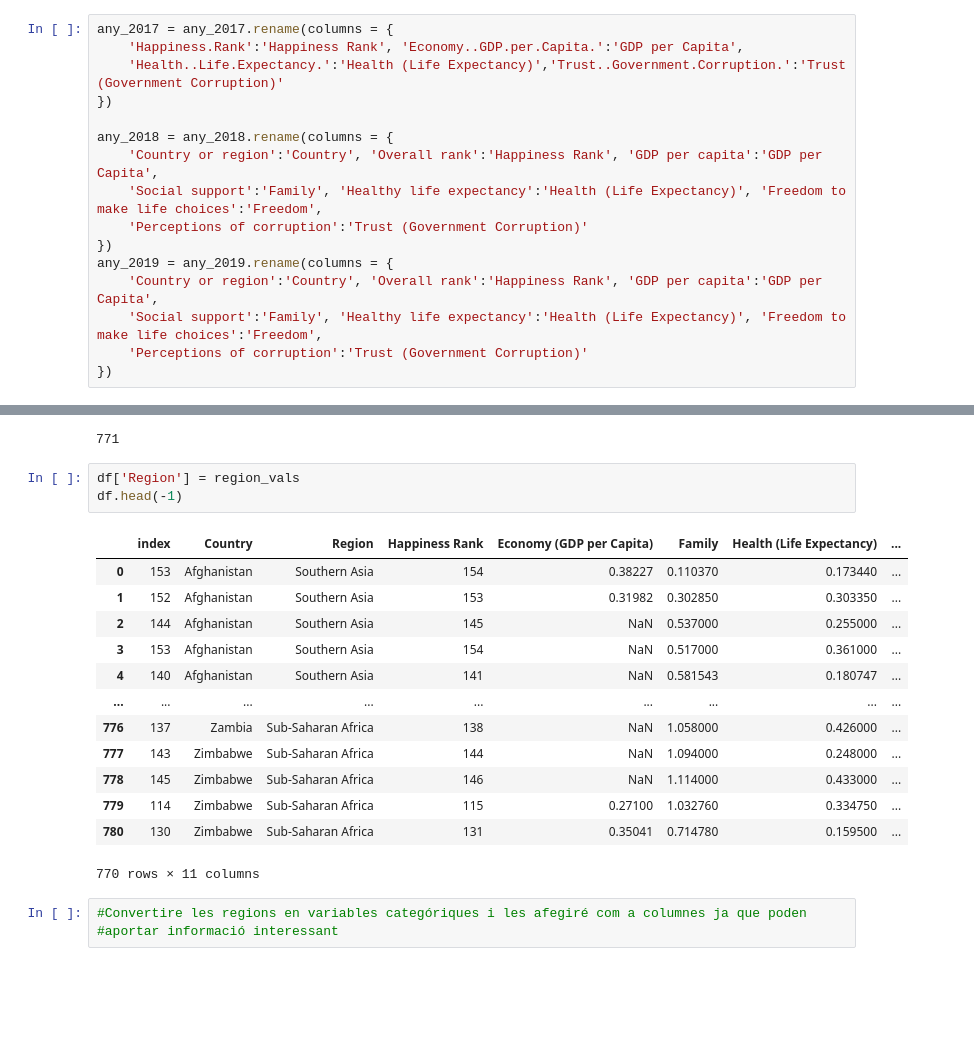
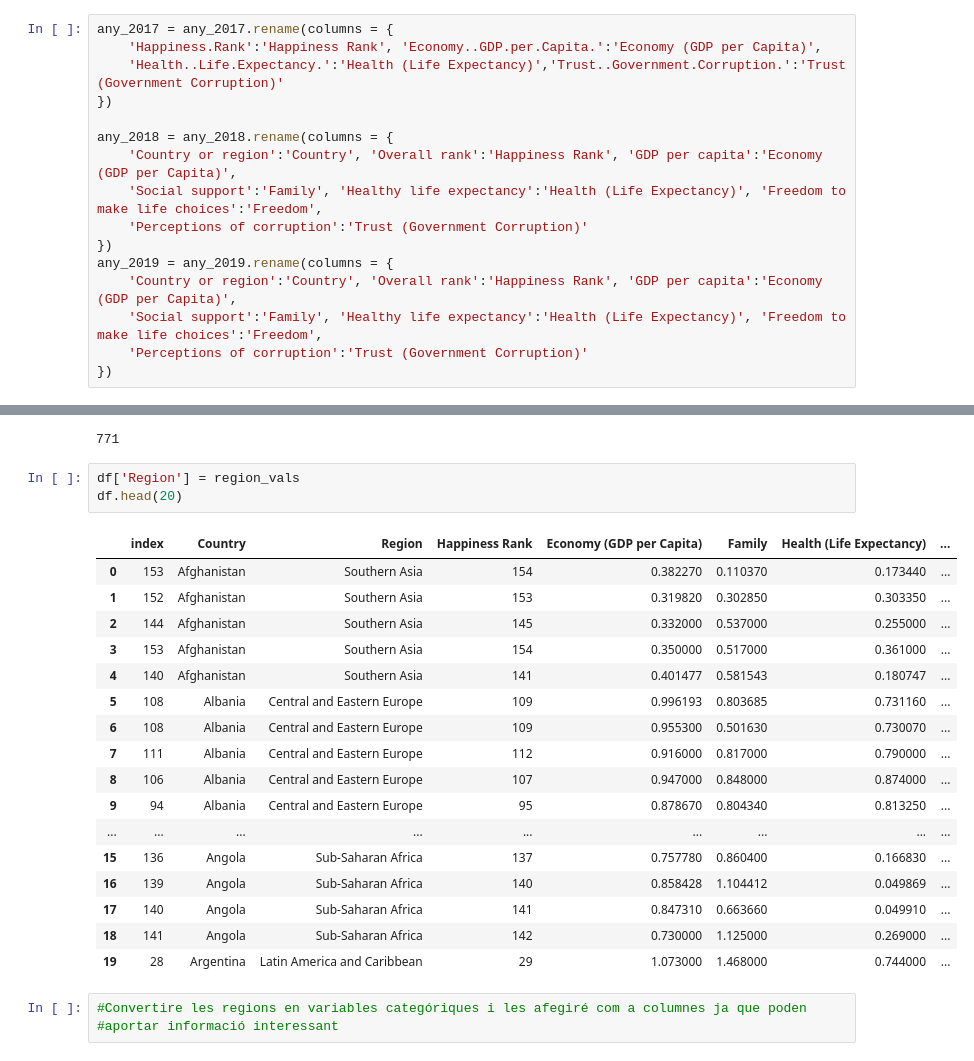
Before and after one commit to noajaneroliver/CasKaggle, a Jupyter notebook: WorldHapinessReport.ipynb, the cells around one changed output, grey strips where cells are left out. Cells and saved outputs as stored; diff of their text form; blank space fills up the shorter version.

```diff
--- a/WorldHapinessReport.ipynb
+++ b/WorldHapinessReport.ipynb
@@ -12,17 +17,17 @@ any_2018 = pd.read_csv("2018.csv")
 any_2019 = pd.read_csv("2019.csv")
 # %%
 any_2017 = any_2017.rename(columns = {
-    'Happiness.Rank':'Happiness Rank', 'Economy..GDP.per.Capita.':'GDP per Capita',
+    'Happiness.Rank':'Happiness Rank', 'Economy..GDP.per.Capita.':'Economy (GDP per Capita)',
     'Health..Life.Expectancy.':'Health (Life Expectancy)','Trust..Government.Corruption.':'Trust (Government Corruption)'
 })
 
 any_2018 = any_2018.rename(columns = {
-    'Country or region':'Country', 'Overall rank':'Happiness Rank', 'GDP per capita':'GDP per Capita',
+    'Country or region':'Country', 'Overall rank':'Happiness Rank', 'GDP per capita':'Economy (GDP per Capita)',
     'Social support':'Family', 'Healthy life expectancy':'Health (Life Expectancy)', 'Freedom to make life choices':'Freedom',
     'Perceptions of corruption':'Trust (Government Corruption)'
 })
 any_2019 = any_2019.rename(columns = {
-    'Country or region':'Country', 'Overall rank':'Happiness Rank', 'GDP per capita':'GDP per Capita',
+    'Country or region':'Country', 'Overall rank':'Happiness Rank', 'GDP per capita':'Economy (GDP per Capita)',
     'Social support':'Family', 'Healthy life expectancy':'Health (Life Expectancy)', 'Freedom to make life choices':'Freedom',
     'Perceptions of corruption':'Trust (Government Corruption)'
 })
@@ -99,21 +125,25 @@ len(region_vals)
 771
 # %%
 df['Region'] = region_vals
-df.head(-1)
+df.head(20)
 # %% [output]
 |  | index | Country | Region | Happiness Rank | Economy (GDP per Capita) | Family | Health (Life Expectancy) | ... |
-| 0 | 153 | Afghanistan | Southern Asia | 154 | 0.38227 | 0.110370 | 0.173440 | ... |
-| 1 | 152 | Afghanistan | Southern Asia | 153 | 0.31982 | 0.302850 | 0.303350 | ... |
-| 2 | 144 | Afghanistan | Southern Asia | 145 | NaN | 0.537000 | 0.255000 | ... |
-| 3 | 153 | Afghanistan | Southern Asia | 154 | NaN | 0.517000 | 0.361000 | ... |
-| 4 | 140 | Afghanistan | Southern Asia | 141 | NaN | 0.581543 | 0.180747 | ... |
+| 0 | 153 | Afghanistan | Southern Asia | 154 | 0.382270 | 0.110370 | 0.173440 | ... |
+| 1 | 152 | Afghanistan | Southern Asia | 153 | 0.319820 | 0.302850 | 0.303350 | ... |
+| 2 | 144 | Afghanistan | Southern Asia | 145 | 0.332000 | 0.537000 | 0.255000 | ... |
+| 3 | 153 | Afghanistan | Southern Asia | 154 | 0.350000 | 0.517000 | 0.361000 | ... |
+| 4 | 140 | Afghanistan | Southern Asia | 141 | 0.401477 | 0.581543 | 0.180747 | ... |
+| 5 | 108 | Albania | Central and Eastern Europe | 109 | 0.996193 | 0.803685 | 0.731160 | ... |
+| 6 | 108 | Albania | Central and Eastern Europe | 109 | 0.955300 | 0.501630 | 0.730070 | ... |
+| 7 | 111 | Albania | Central and Eastern Europe | 112 | 0.916000 | 0.817000 | 0.790000 | ... |
+| 8 | 106 | Albania | Central and Eastern Europe | 107 | 0.947000 | 0.848000 | 0.874000 | ... |
+| 9 | 94 | Albania | Central and Eastern Europe | 95 | 0.878670 | 0.804340 | 0.813250 | ... |
 | ... | ... | ... | ... | ... | ... | ... | ... | ... |
-| 776 | 137 | Zambia | Sub-Saharan Africa | 138 | NaN | 1.058000 | 0.426000 | ... |
-| 777 | 143 | Zimbabwe | Sub-Saharan Africa | 144 | NaN | 1.094000 | 0.248000 | ... |
-| 778 | 145 | Zimbabwe | Sub-Saharan Africa | 146 | NaN | 1.114000 | 0.433000 | ... |
-| 779 | 114 | Zimbabwe | Sub-Saharan Africa | 115 | 0.27100 | 1.032760 | 0.334750 | ... |
-| 780 | 130 | Zimbabwe | Sub-Saharan Africa | 131 | 0.35041 | 0.714780 | 0.159500 | ... |
+| 15 | 136 | Angola | Sub-Saharan Africa | 137 | 0.757780 | 0.860400 | 0.166830 | ... |
+| 16 | 139 | Angola | Sub-Saharan Africa | 140 | 0.858428 | 1.104412 | 0.049869 | ... |
+| 17 | 140 | Angola | Sub-Saharan Africa | 141 | 0.847310 | 0.663660 | 0.049910 | ... |
+| 18 | 141 | Angola | Sub-Saharan Africa | 142 | 0.730000 | 1.125000 | 0.269000 | ... |
+| 19 | 28 | Argentina | Latin America and Caribbean | 29 | 1.073000 | 1.468000 | 0.744000 | ... |
-770 rows × 11 columns
 # %%
 #Convertire les regions en variables categóriques i les afegiré com a columnes ja que poden
 #aportar informació interessant
```
Also changed, not shown: parts of 20 cells of this notebook.
